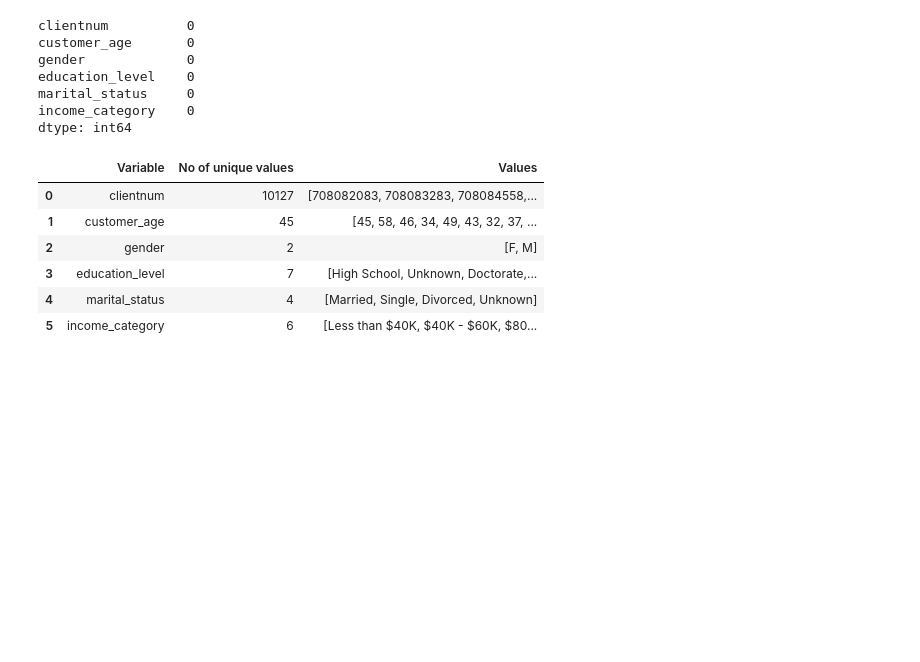
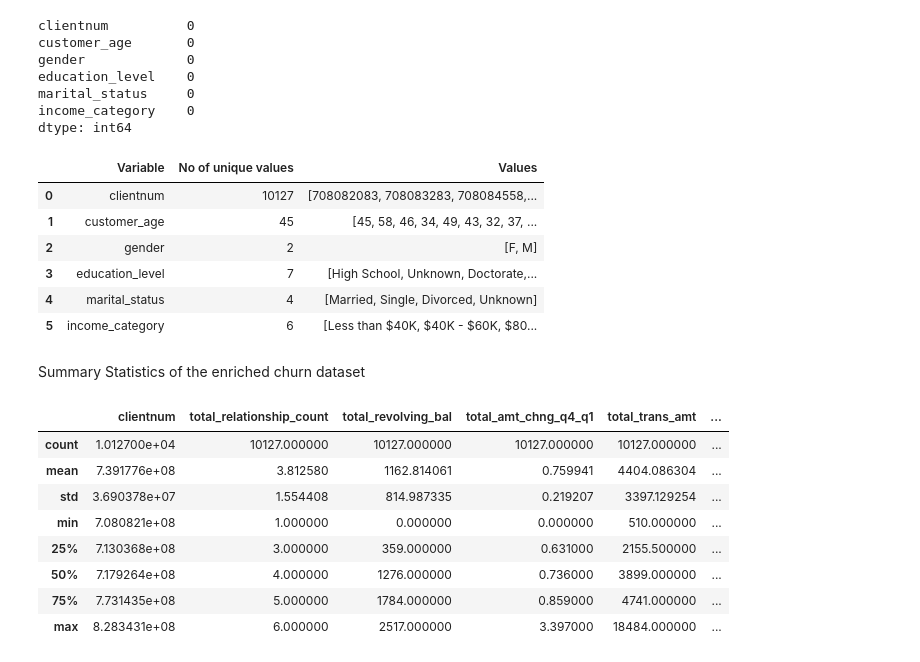
Before and after one commit to ayan72/customer_churn_analysis, a Jupyter notebook: churn.ipynb, the cells around one changed output. Cells and saved outputs as stored; diff of their text form; code cells hidden in the pictures; blank space fills up the shorter version.

```diff
--- a/churn.ipynb
+++ b/churn.ipynb
@@ -503,3 +503,18 @@ variables
 | 3 | education_level | 7 | [High School, Unknown, Doctorate,... |
 | 4 | marital_status | 4 | [Married, Single, Divorced, Unknown] |
 | 5 | income_category | 6 | [Less than $40K, $40K - $60K, $80... |
+# %% [markdown]
+Summary Statistics of the enriched churn dataset
+# %%
+# Checking to see basic statistics of the numerical columns in the enriched churn dataset
+enriched_churn_df.describe()
+# %% [output]
+|  | clientnum | total_relationship_count | total_revolving_bal | total_amt_chng_q4_q1 | total_trans_amt | ... |
+| count | 1.012700e+04 | 10127.000000 | 10127.000000 | 10127.000000 | 10127.000000 | ... |
+| mean | 7.391776e+08 | 3.812580 | 1162.814061 | 0.759941 | 4404.086304 | ... |
+| std | 3.690378e+07 | 1.554408 | 814.987335 | 0.219207 | 3397.129254 | ... |
+| min | 7.080821e+08 | 1.000000 | 0.000000 | 0.000000 | 510.000000 | ... |
+| 25% | 7.130368e+08 | 3.000000 | 359.000000 | 0.631000 | 2155.500000 | ... |
+| 50% | 7.179264e+08 | 4.000000 | 1276.000000 | 0.736000 | 3899.000000 | ... |
+| 75% | 7.731435e+08 | 5.000000 | 1784.000000 | 0.859000 | 4741.000000 | ... |
+| max | 8.283431e+08 | 6.000000 | 2517.000000 | 3.397000 | 18484.000000 | ... |
```
Also changed, not shown: parts of 4 cells of this notebook.
